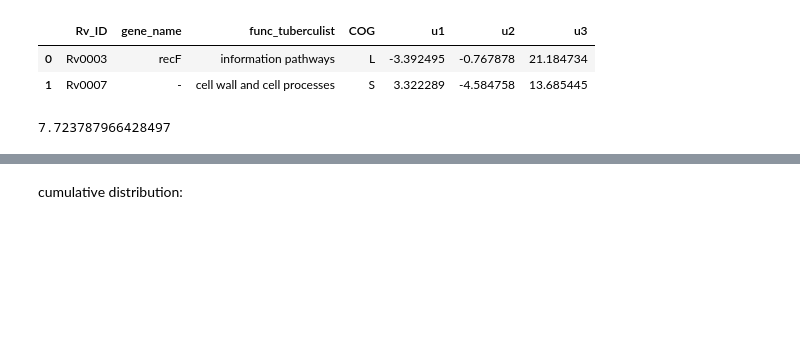
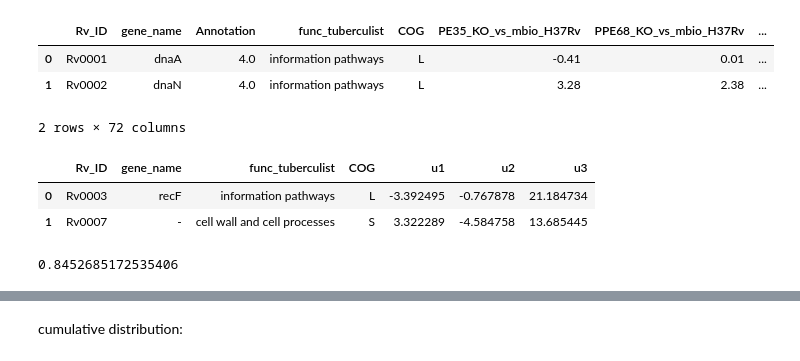
Before and after one commit to ajinich/mtb_tn_db, a Jupyter notebook: code/data_wrangling/genomic_distance_corr.ipynb, the cells around one changed output, grey strips where cells are left out. Cells and saved outputs as stored; diff of their text form; code cells hidden in the pictures; blank space fills up the shorter version.

```diff
--- a/code/data_wrangling/genomic_distance_corr.ipynb
+++ b/code/data_wrangling/genomic_distance_corr.ipynb
@@ -27,6 +28,14 @@ def shuffle_genes(df_not_shuffled):
     df_shuffle = pd.concat([df_genes_shuffle, df_umap], axis=1)
 
     return df_shuffle
+# %%
+df_lfc = pd.read_csv('../../data/tests/df_umap_lfc.csv')
+df_lfc.head(2)
+# %% [output]
+|  | Rv_ID | gene_name | Annotation | func_tuberculist | COG | PE35_KO_vs_mbio_H37Rv | PPE68_KO_vs_mbio_H37Rv | ... |
+| 0 | Rv0001 | dnaA | 4.0 | information pathways | L | -0.41 | 0.01 | ... |
+| 1 | Rv0002 | dnaN | 4.0 | information pathways | L | 3.28 | 2.38 | ... |
+2 rows × 72 columns
 # %%
 df = pd.read_csv('../../data/tests/df_umap.csv')
 df.head(2)
@@ -37,7 +46,7 @@ df.head(2)
 # %%
 rv_1 = 'Rv0003'
 rv_2 = 'Rv0007'
-umap_distance(rv_1, rv_2, df)
+umap_distance(rv_1, rv_2, df_lfc)
 # %% [output]
-7.723787966428497
+0.8452685172535406
 # %%
```
Also changed, not shown: parts of 11 cells of this notebook, 15 other files.
